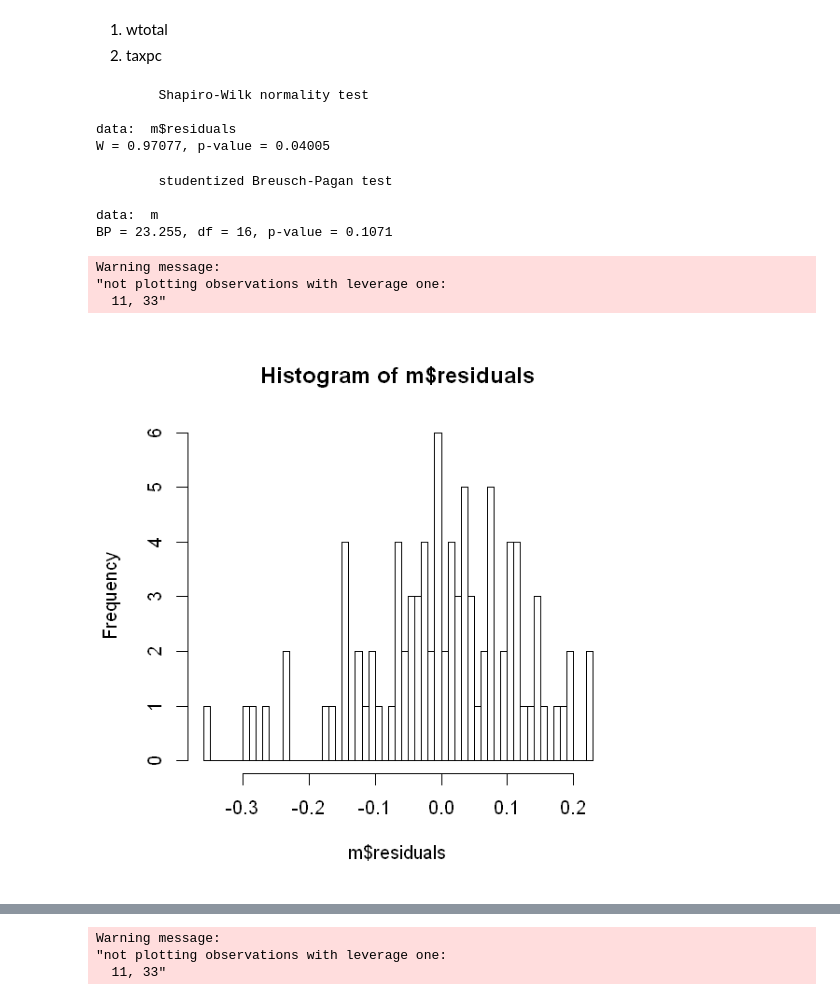
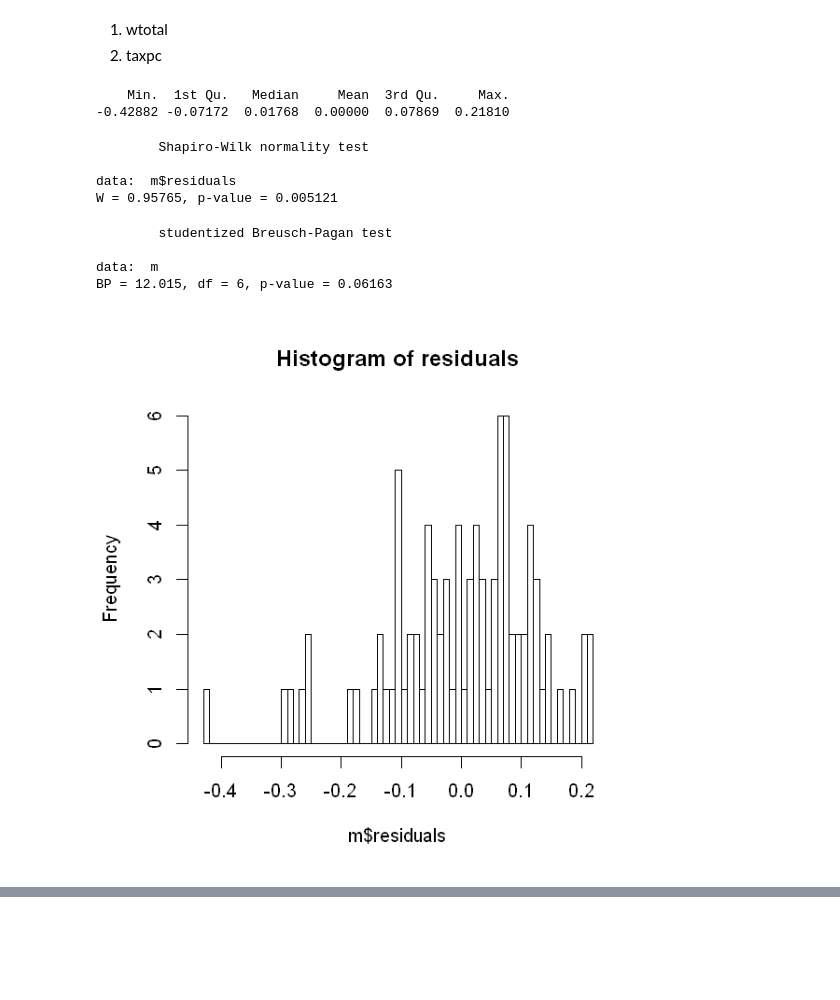
Before and after one commit to abhisha1991/w203_lab3, a Jupyter notebook: w203_lab3.ipynb, the cells around one changed output, grey strips where cells are left out. Saved outputs shown, nothing was run; the diff lists cells and outputs as text; code cells hidden in the pictures; blank space fills up the shorter version.

```diff
--- a/w203_lab3.ipynb
+++ b/w203_lab3.ipynb
@@ -277,3 +386,5 @@ There may be a concern including both density_min80 and density_ymle because the
+# %%
+data$log10_density = log10(data$density)
 # %% [markdown]
 ### EDA Criminal Justice Variables
 # %% [markdown]
@@ -481,5 +618,5 @@ Our target variable is log10(crmrate * 100) - which is a scaled version of the l
 # %%
-data$y = log10(data$crmrte * 100)
+data$y = log10(data$crmrte)
 # %% [markdown]
 We will build 8 model specifications that consist of one or more **classes** of variables:
 
@@ -530,11 +668,11 @@ All variables listed in the criminal justice category are considered without tra
 1. wtotal
 2. taxpc
 # %%
-model1_all = lm(y ~ geo + west_central + west_urban + central_urban + central + west + urban + density + density_ymle + pctmin80 + prbarr + prbconv + prbpris + avgsen + polpc + wtotal + taxpc, data=data)
+model1_all = lm(y ~ geo + west_central + west_urban + central_urban + central + west + urban + non_urban_west_central + log10_density + density_ymle + pctmin80 + prbarr + prbconv + prbpris + avgsen + polpc + wtotal + taxpc, data=data)
 
-model2_dem_cj = lm(y ~ geo + west_central + west_urban + central_urban + central + west + urban + density + density_ymle + pctmin80 + prbarr + prbconv + prbpris + avgsen + polpc, data=data)
+model2_dem_cj = lm(y ~ geo + west_central + west_urban + central_urban + central + west + urban + non_urban_west_central + log10_density + density_ymle + pctmin80 + prbarr + prbconv + prbpris + avgsen + polpc, data=data)
 
-model3_dem_lbmkt = lm(y ~ geo + west_central + west_urban + central_urban + central + west + urban + density + density_ymle + pctmin80 + wtotal + taxpc, data=data)
+model3_dem_lbmkt = lm(y ~ geo + west_central + west_urban + central_urban + central + west + urban + non_urban_west_central + wtotal + taxpc, data=data)
 
 model4_cj_lbmkt = lm(y ~ prbarr + prbconv + prbpris + avgsen + polpc + wtotal + taxpc, data=data)
 
@@ -542,51 +680,52 @@ model5_lbmkt = lm(y ~ wtotal + taxpc, data=data)
 
 model6_cj = lm(y ~ prbarr + prbconv + prbpris + avgsen + polpc, data=data)
 
-model7_dem = lm(y ~ geo + west_central + west_urban + central_urban + central + west + urban + density + density_ymle + pctmin80, data=data)
+model7_dem = lm(y ~ geo + west_central + west_urban + central_urban + central + west + urban + non_urban_west_central + log10_density + density_ymle + pctmin80, data=data)
 
-model8_select = 1
+model8_select = lm(y ~ prbarr + prbconv + polpc + log10_density + pctmin80 + density_ymle, data=data)
 # %%
 # set model to be evaluated here
-model = model1_all
+model = model8_select
 # %%
 # We have kept all models linear in beta coefficients (MLR 1 satisfied for all models)
 # Note that we assume data has been collected as IID (MLR 3 for all models)
 evaluate_model_shapiro = function(m) {
     paste("Shapiro test on residuals - test for normality (MLR 6)")
     # null hypothesis is residuals are normally distributed
     shapiro.test(m$residuals)
 }
 
 evaluate_model_bp = function(m) {
     paste("Breusch Pagan test - test for heteroskedasticity (MLR 5)")
     # null hypothesis is homoskedasticity, alt is presence of heteroskedasticity
     bptest(m)
 }
 
 
 evaluate_model_plots = function(m) {
 
     paste("Plotting residuals - test for normality of errors (MLR 6)")
-    hist(m$residuals, breaks=50)
+    hist(m$residuals, breaks=50, main = "Histogram of residuals")
 
     paste("Diagnostic plots (MLR 4,5 - Residual vs fitted), (MLR6 - QQ Plot), (MLR5 - Std. Residuals), (Cooks Dist - Outliers test)")
-    plot(m)
+    #par(mfrow=c(3,3))
+    plot(m, which=1:6, col = 'blue')
 
 }
 
+summary(model$residuals)
 evaluate_model_shapiro(model)
 evaluate_model_bp(model)
 evaluate_model_plots(model)
 # %% [output]
-        Shapiro-Wilk normality test
-
-data:  m$residuals
-W = 0.97077, p-value = 0.04005
+    Min.  1st Qu.   Median     Mean  3rd Qu.     Max.
+-0.42882 -0.07172  0.01768  0.00000  0.07869  0.21810
-        studentized Breusch-Pagan test
+        Shapiro-Wilk normality test
 
-data:  m
-BP = 23.255, df = 16, p-value = 0.1071
+data:  m$residuals
+W = 0.95765, p-value = 0.005121
-Warning message:
-"not plotting observations with leverage one:
-  11, 33"
+        studentized Breusch-Pagan test
+
+data:  m
+BP = 12.015, df = 6, p-value = 0.06163
-[figure, old version]
+[figure, new version]
@@ -594,3 +732,0 @@ Warning message:
-Warning message:
-"not plotting observations with leverage one:
-  11, 33"
```
Also changed, not shown: parts of 33 cells of this notebook.
